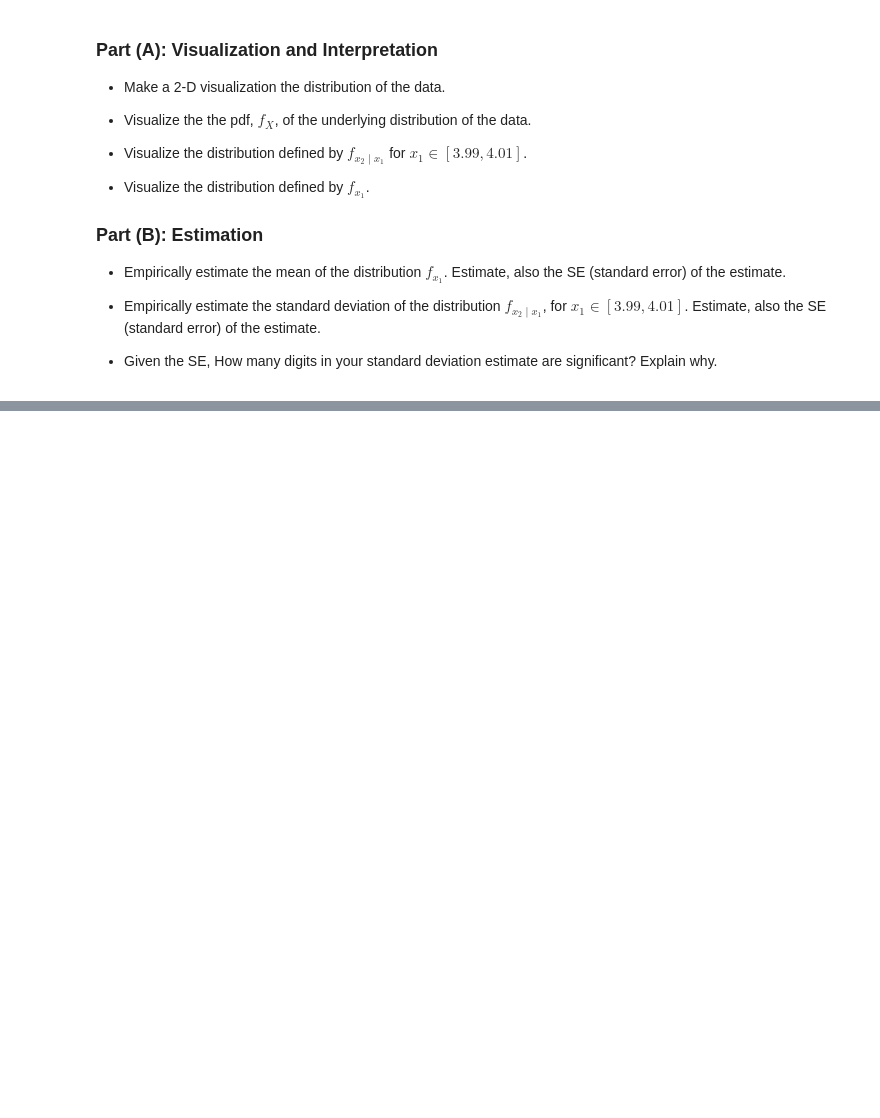
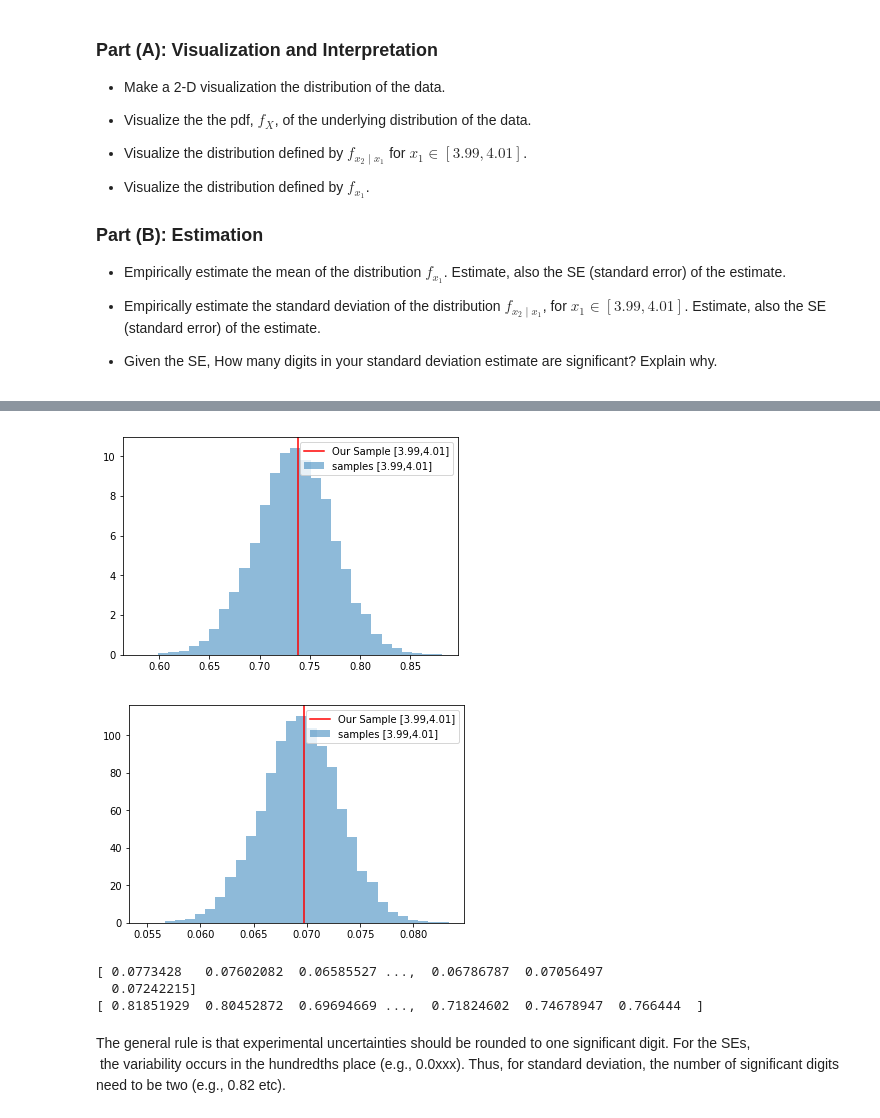
Before and after one commit to namwkim/2017, a Jupyter notebook: homework/AM207_HW1.ipynb, the cells around one changed output, grey strips where cells are left out. Saved outputs shown, nothing was run; the diff lists cells and outputs as text; code cells hidden in the pictures; blank space fills up the shorter version.

```diff
--- a/homework/AM207_HW1.ipynb
+++ b/homework/AM207_HW1.ipynb
@@ -81,0 +254,38 @@ Read the data set contained in [Homework_1_Data.txt](Homework_1_Data.txt). Each
+# %%
+# =========== f_x2 | x1
+f_x2_x1 = data[np.logical_and(data[:,0]>3.99, data[:,0]<4.01), 1]
+M_samples = 10000
+N_points = f_x2_x1.shape[0]
+bs_np = np.ones(shape=(M_samples, N_points))
+bs_np[0,:].shape
+for i in range(M_samples):
+    bs_np[i,:] = np.random.choice(f_x2_x1, size=N_points, replace=True)
+sd_std=np.std(bs_np, axis=1)
+sd_sem=stats.sem(bs_np, axis=1)
+
+plt.hist(sd_std, bins=30, normed=True, alpha=0.5,label="samples [3.99,4.01]");
+plt.axvline(f_x2_x1.std(), 0, 1, color='r', label='Our Sample [3.99,4.01]')
+plt.legend()
+plt.show()
+
+plt.hist(sd_sem, bins=30, normed=True, alpha=0.5,label="samples [3.99,4.01]");
+plt.axvline(stats.sem(f_x2_x1), 0, 1, color='r', label='Our Sample [3.99,4.01]')
+plt.legend()
+plt.show()
+# %% [output]
+[figure, added]
+[figure, added]
+# %%
+all = 0
+for v in sd_sem:
+    if v<0.1:
+        all+=1
+
+print sd_sem
+print sd_std
+# %% [output]
+[ 0.0773428   0.07602082  0.06585527 ...,  0.06786787  0.07056497
+  0.07242215]
+[ 0.81851929  0.80452872  0.69694669 ...,  0.71824602  0.74678947  0.766444  ]
+# %% [markdown]
+The general rule is that experimental uncertainties should be rounded to one significant digit. For the SEs,  the variability occurs in the hundredths place (e.g., 0.0xxx). Thus, for standard deviation, the number of significant digits need to be two (e.g., 0.82 etc).
```
Also changed, not shown: parts of 11 cells of this notebook.
